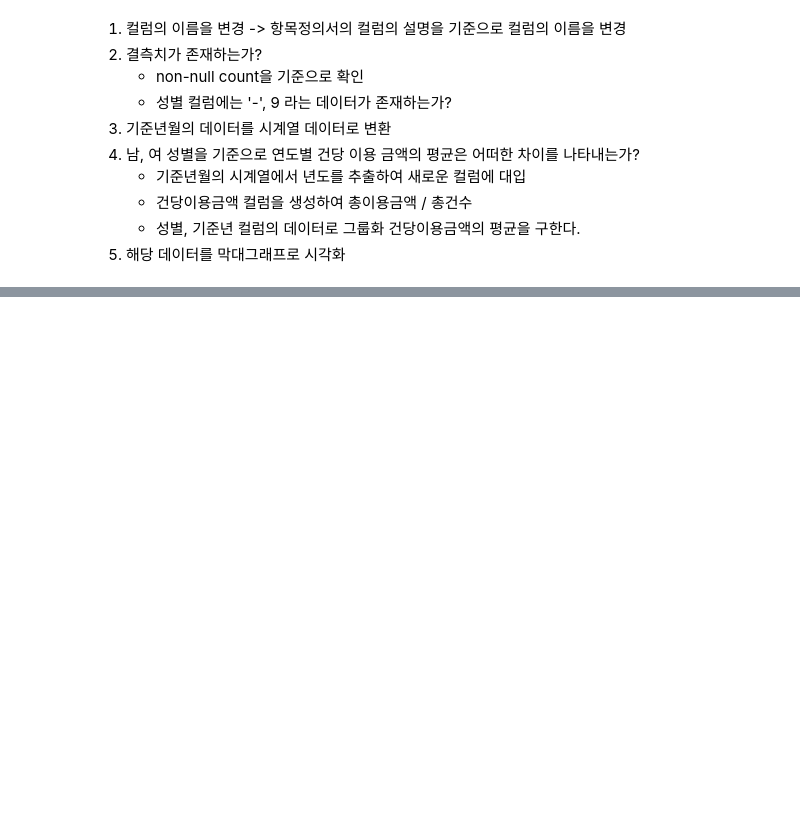
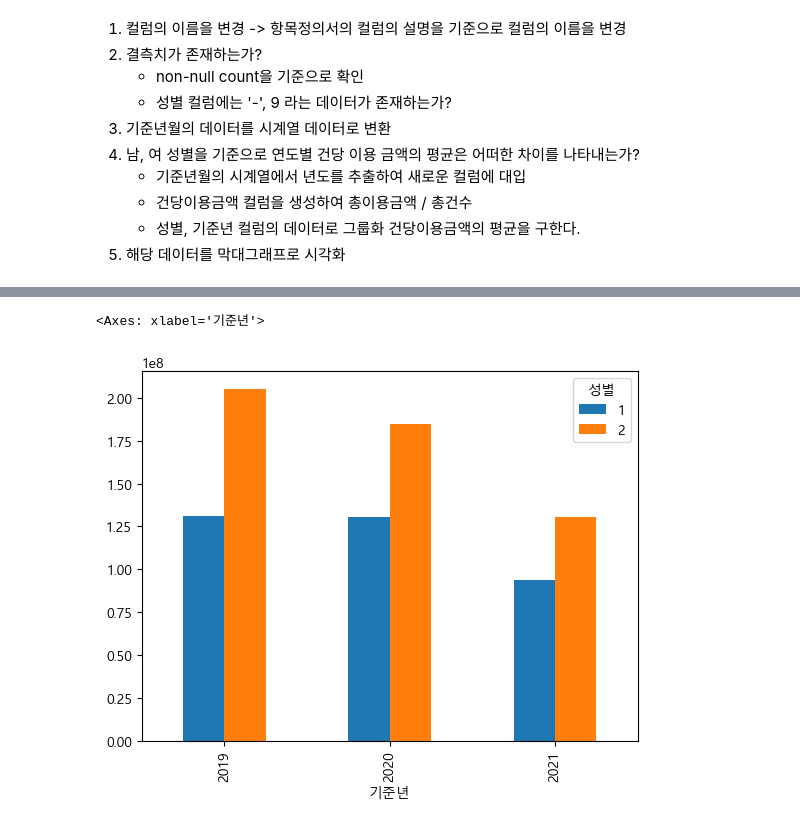
Before and after one commit to bsmoon-86/multicam_2025, a Jupyter notebook: 250917/01_card.ipynb, the cells around one changed output, grey strips where cells are left out. Cells and saved outputs as stored; diff of their text form; code cells hidden in the pictures; blank space fills up the shorter version.

```diff
--- a/250917/01_card.ipynb
+++ b/250917/01_card.ipynb
@@ -66,0 +57,4 @@ offline['성별'].unique()
+# %%
+offline['기준년월'] = offline['기준년월'].astype(str).map(
+    lambda x : datetime.strptime(x, '%Y%m')
+)
@@ -66,0 +88,11 @@ offline['성별'].unique()
+# %%
+# 년도, 성별 이용 건수의 합계를 확인
+offline.pivot_table(
+    index = '기준년',
+    columns = '성별',
+    values = '이용 건수',
+    aggfunc= 'sum'
+).plot(kind='bar')
+# %% [output]
+<Axes: xlabel='기준년'>
+[figure, added]
```
Also changed, not shown: parts of 21 cells of this notebook.
